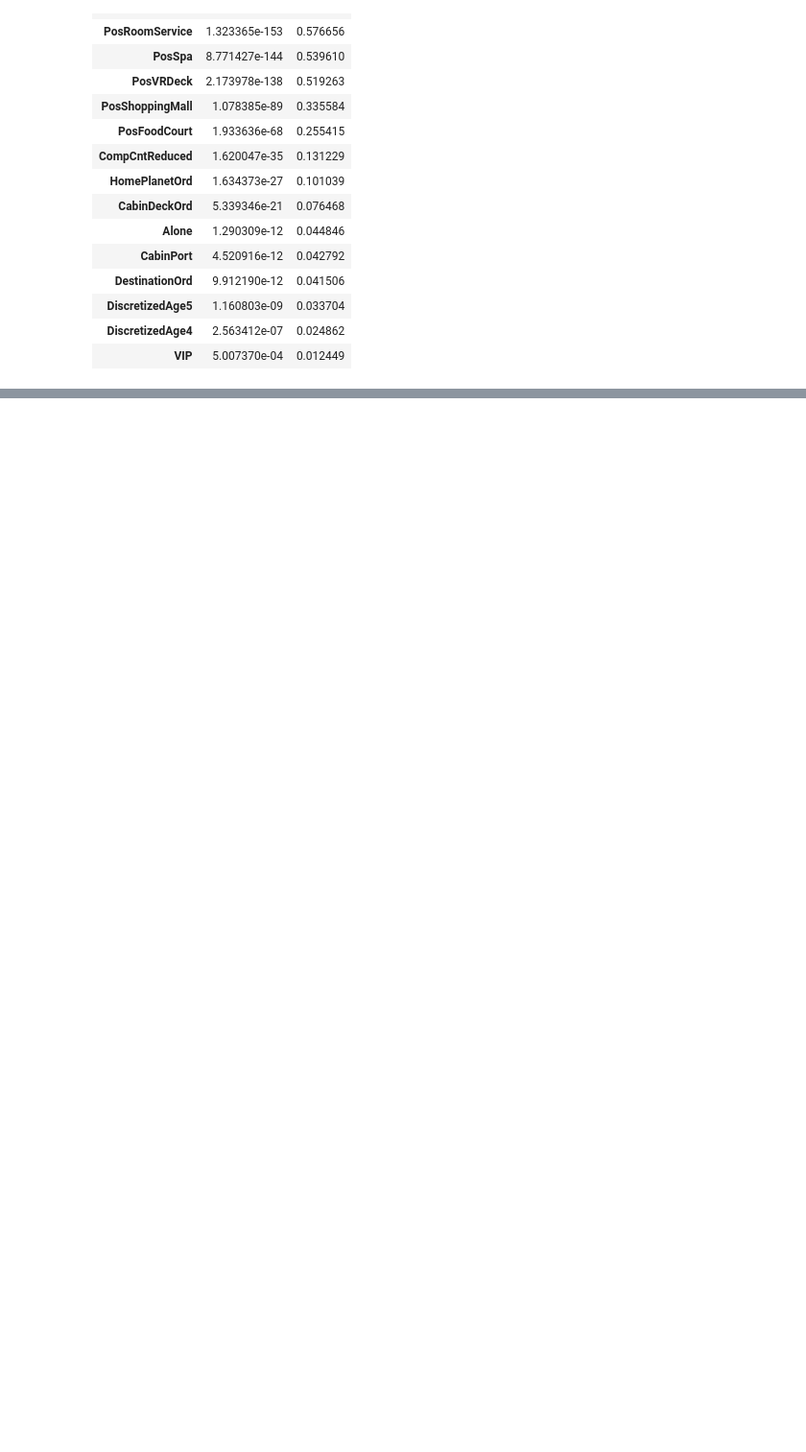
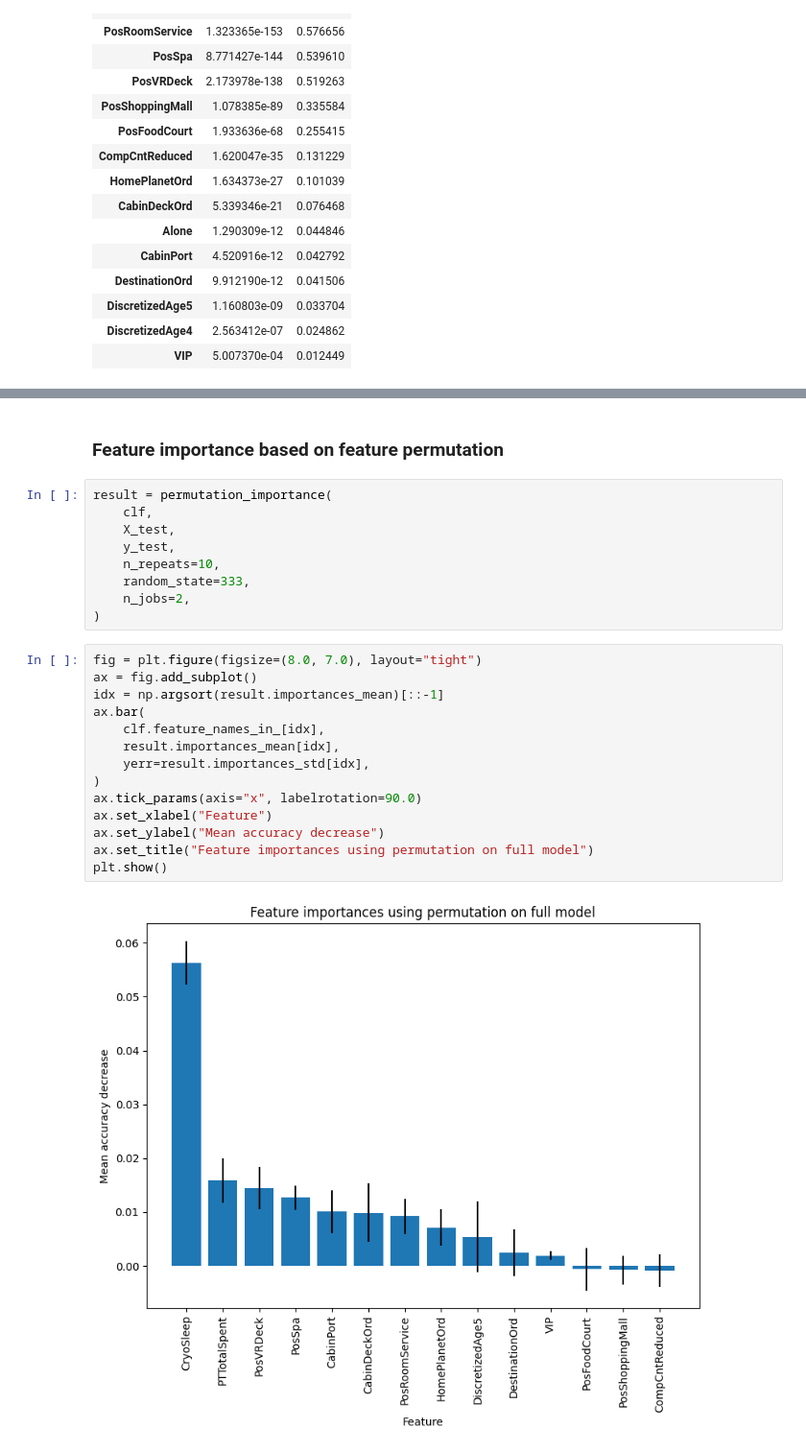
Before and after one commit to mwoitek/spaceship-titanic, a Jupyter notebook: notebooks/feature_selection.ipynb, the cells around one changed output, grey strips where cells are left out. Shown: that part at 96% size. Saved outputs shown, nothing was run; the diff lists cells and outputs as text; blank space fills up the shorter version.

```diff
--- a/notebooks/feature_selection.ipynb
+++ b/notebooks/feature_selection.ipynb
@@ -160,0 +260,27 @@ display(scores_df)
+# %% [markdown]
+### Feature importance based on feature permutation
+# %%
+result = permutation_importance(
+    clf,
+    X_test,
+    y_test,
+    n_repeats=10,
+    random_state=333,
+    n_jobs=2,
+)
+# %%
+fig = plt.figure(figsize=(8.0, 7.0), layout="tight")
+ax = fig.add_subplot()
+idx = np.argsort(result.importances_mean)[::-1]
+ax.bar(
+    clf.feature_names_in_[idx],
+    result.importances_mean[idx],
+    yerr=result.importances_std[idx],
+)
+ax.tick_params(axis="x", labelrotation=90.0)
+ax.set_xlabel("Feature")
+ax.set_ylabel("Mean accuracy decrease")
+ax.set_title("Feature importances using permutation on full model")
+plt.show()
+# %% [output]
+[figure, added]
```
Also changed, not shown: parts of 9 cells of this notebook, 1 other file.
